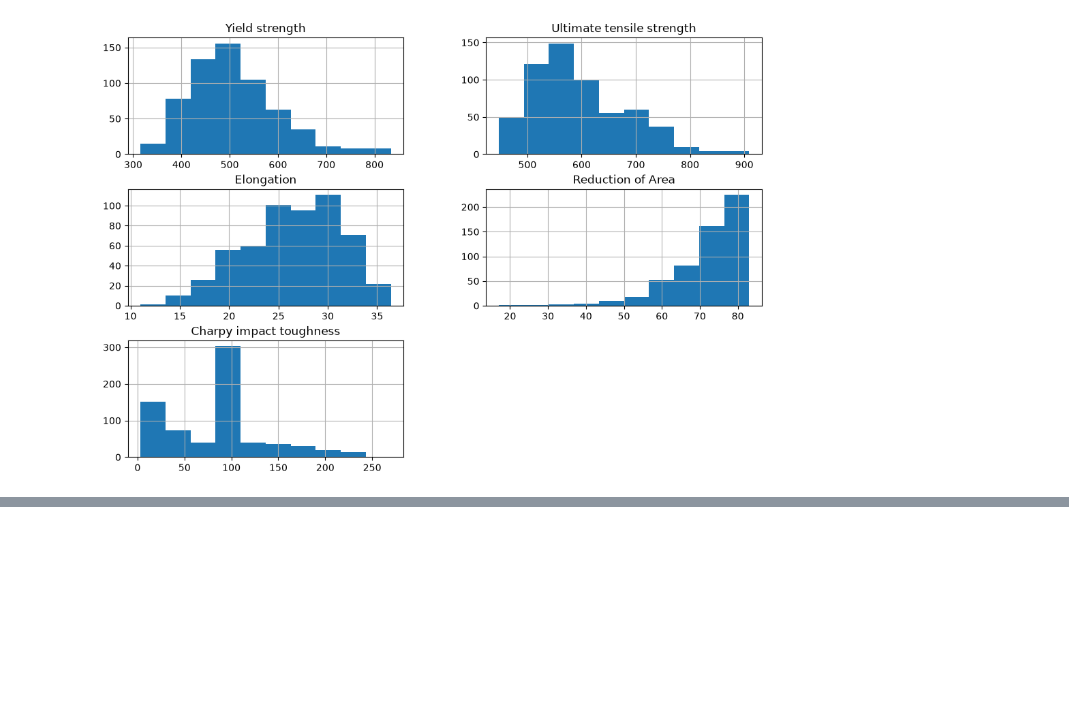
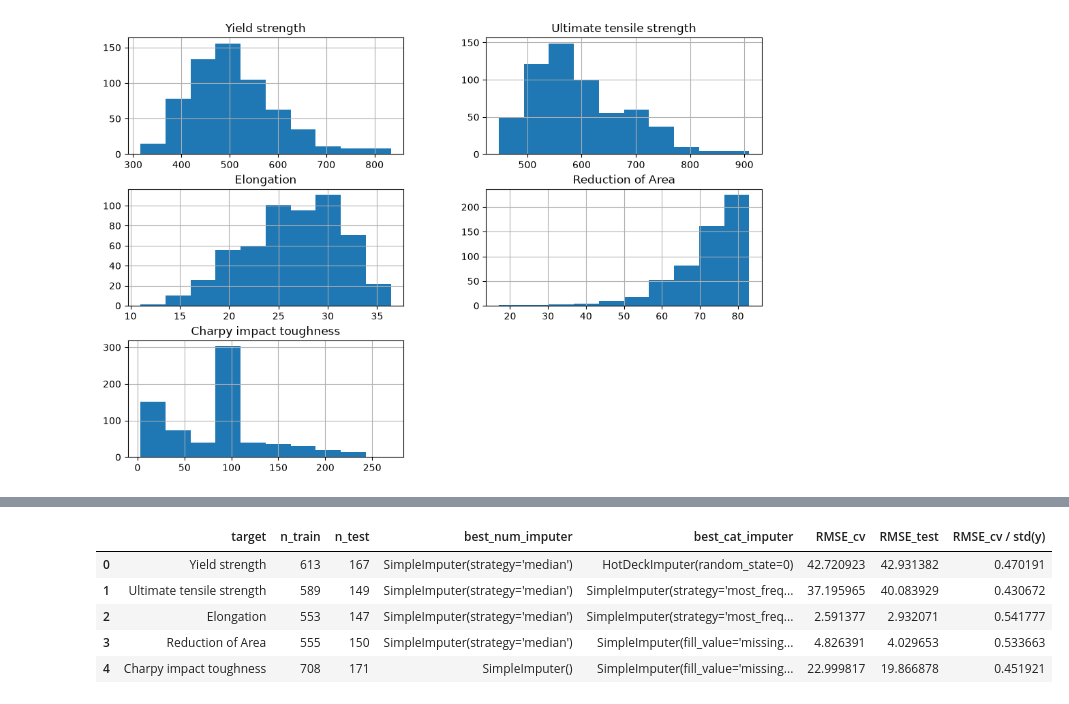
Before and after one commit to marilynehu25/Soudure-d-acier, a Jupyter notebook: 2. Analyses/2. Processing des données.ipynb, the cells around one changed output, grey strips where cells are left out. Saved outputs shown, nothing was run; the diff lists cells and outputs as text; code cells hidden in the pictures; blank space fills up the shorter version.

```diff
--- a/2. Analyses/2. Processing des données.ipynb
+++ b/2. Analyses/2. Processing des données.ipynb
@@ -159,0 +208,57 @@ res.sort_values("RMSE")
+# %%
+from sklearn.model_selection import KFold
+from sklearn.metrics import root_mean_squared_error
+
+SEED = 0
+cv = KFold(n_splits=6, shuffle=True, random_state=SEED)
+
+all_cv = []        # tous les résultats de la grid search, toutes cibles confondues
+summary = []       # une ligne par cible
+models = {}        # le meilleur modèle pour chaque cible
+
+for target in list_target:
+    tr = train_set.dropna(subset=[target])
+    te = test_set.dropna(subset=[target])
+    if len(tr) < 50:                       # trop peu de données pour cette cible
+        print(f"{target} ignorée ({len(tr)} lignes)")
+        continue
+
+    X_tr, y_tr = tr.drop(columns=list_target), tr[target]
+    X_te, y_te = te.drop(columns=list_target), te[target]
+
+    grid = GridSearchCV(full_pipe, param_grid, cv=cv,
+                        scoring="neg_root_mean_squared_error", n_jobs=-1)
+    grid.fit(X_tr, y_tr)
+    models[target] = grid.best_estimator_
+
+    # Détail de toutes les combinaisons pour cette cible
+    r = pd.DataFrame(grid.cv_results_)[["param_preprocess__num__imputer",
+                                        "param_preprocess__cat__imputer",
+                                        "mean_test_score", "std_test_score"]]
+    r["RMSE"] = -r["mean_test_score"]
+    r["target"] = target
+    all_cv.append(r)
+
+    # Résumé
+    rmse_cv = -grid.best_score_
+    rmse_test = root_mean_squared_error(y_te, grid.best_estimator_.predict(X_te))
+    summary.append({
+        "target": target,
+        "n_train": len(tr), "n_test": len(te),
+        "best_num_imputer": grid.best_params_["preprocess__num__imputer"],
+        "best_cat_imputer": grid.best_params_["preprocess__cat__imputer"],
+        "RMSE_cv": rmse_cv,
+        "RMSE_test": rmse_test,
+        "RMSE_cv / std(y)": rmse_cv / y_tr.std(),   # pour comparer des cibles d'unités différentes
+    })
+
+summary = pd.DataFrame(summary)
+all_cv = pd.concat(all_cv).sort_values(["target", "RMSE"])
+summary
+# %% [output]
+|  | target | n_train | n_test | best_num_imputer | best_cat_imputer | RMSE_cv | RMSE_test | RMSE_cv / std(y) |
+| 0 | Yield strength | 613 | 167 | SimpleImputer(strategy='median') | HotDeckImputer(random_state=0) | 42.720923 | 42.931382 | 0.470191 |
+| 1 | Ultimate tensile strength | 589 | 149 | SimpleImputer(strategy='median') | SimpleImputer(strategy='most_freq... | 37.195965 | 40.083929 | 0.430672 |
+| 2 | Elongation | 553 | 147 | SimpleImputer(strategy='median') | SimpleImputer(strategy='most_freq... | 2.591377 | 2.932071 | 0.541777 |
+| 3 | Reduction of Area | 555 | 150 | SimpleImputer(strategy='median') | SimpleImputer(fill_value='missing... | 4.826391 | 4.029653 | 0.533663 |
+| 4 | Charpy impact toughness | 708 | 171 | SimpleImputer() | SimpleImputer(fill_value='missing... | 22.999817 | 19.866878 | 0.451921 |
```
Also changed, not shown: parts of 2 cells of this notebook, 1 other file.
